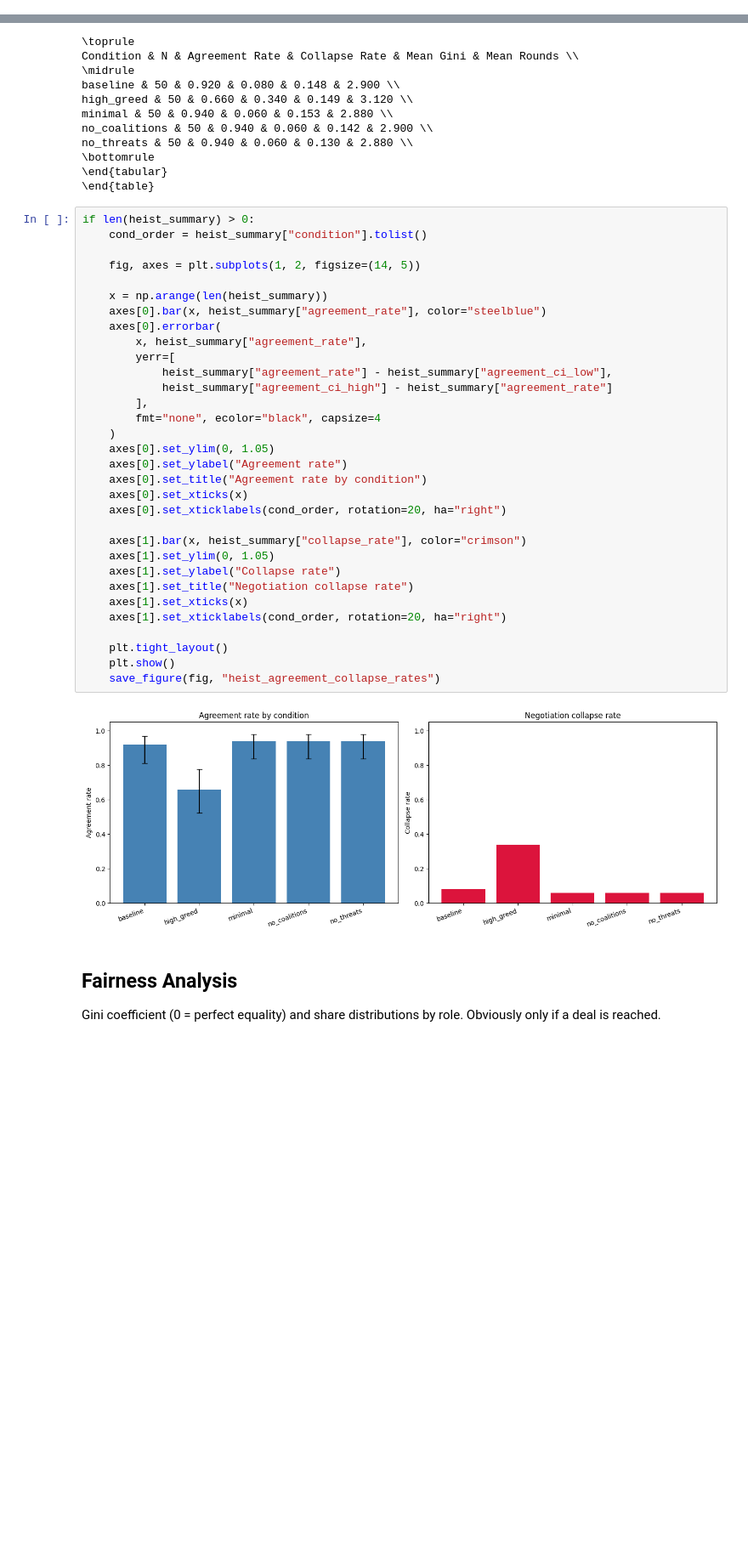
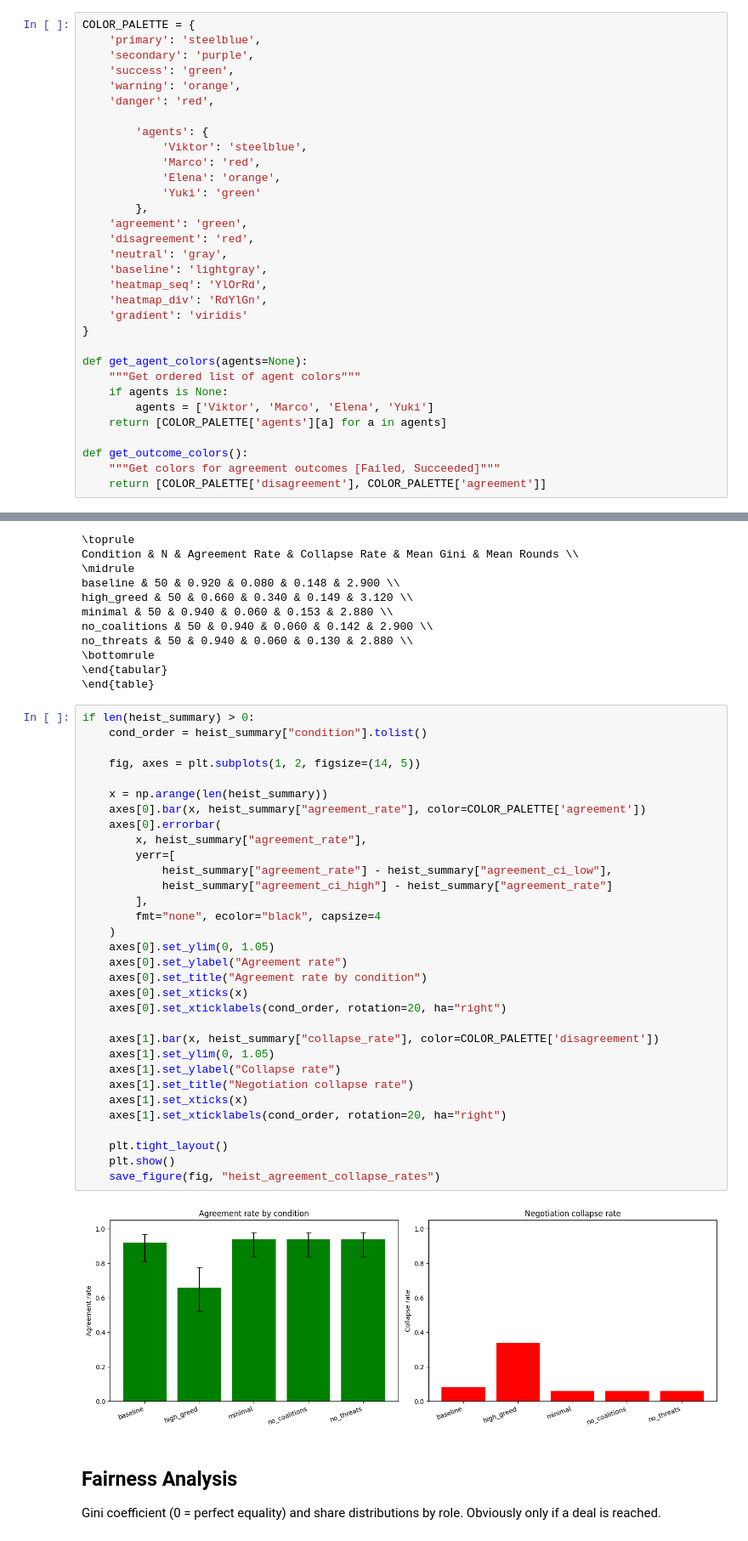
Before and after one commit to yasemitee/negotiation-arena, a Jupyter notebook: notebooks/heist_experiment_analysis.ipynb, the cells around one changed output, grey strips where cells are left out. Shown at 85% size. Cells and saved outputs as stored; diff of their text form; blank space fills up the shorter version.

```diff
--- a/notebooks/heist_experiment_analysis.ipynb
+++ b/notebooks/heist_experiment_analysis.ipynb
@@ -7,3 +20,35 @@ This notebook analyzes multi-agent negotiation experiments in the Heist scenario
+# %%
+COLOR_PALETTE = {
+    'primary': 'steelblue',
+    'secondary': 'purple',
+    'success': 'green',
+    'warning': 'orange',
+    'danger': 'red',
+
+        'agents': {
+            'Viktor': 'steelblue',
+            'Marco': 'red',
+            'Elena': 'orange',
+            'Yuki': 'green'
+        },
+    'agreement': 'green',
+    'disagreement': 'red',
+    'neutral': 'gray',
+    'baseline': 'lightgray',
+    'heatmap_seq': 'YlOrRd',
+    'heatmap_div': 'RdYlGn',
+    'gradient': 'viridis'
+}
+
+def get_agent_colors(agents=None):
+    """Get ordered list of agent colors"""
+    if agents is None:
+        agents = ['Viktor', 'Marco', 'Elena', 'Yuki']
+    return [COLOR_PALETTE['agents'][a] for a in agents]
+
+def get_outcome_colors():
+    """Get colors for agreement outcomes [Failed, Succeeded]"""
+    return [COLOR_PALETTE['disagreement'], COLOR_PALETTE['agreement']]
 # %%
 from __future__ import annotations
 
@@ -285,36 +326,36 @@ no_threats & 50 & 0.940 & 0.060 & 0.130 & 2.880 \\
 if len(heist_summary) > 0:
     cond_order = heist_summary["condition"].tolist()
 
     fig, axes = plt.subplots(1, 2, figsize=(14, 5))
 
     x = np.arange(len(heist_summary))
-    axes[0].bar(x, heist_summary["agreement_rate"], color="steelblue")
+    axes[0].bar(x, heist_summary["agreement_rate"], color=COLOR_PALETTE['agreement'])
     axes[0].errorbar(
         x, heist_summary["agreement_rate"],
         yerr=[
             heist_summary["agreement_rate"] - heist_summary["agreement_ci_low"],
             heist_summary["agreement_ci_high"] - heist_summary["agreement_rate"]
         ],
         fmt="none", ecolor="black", capsize=4
     )
     axes[0].set_ylim(0, 1.05)
     axes[0].set_ylabel("Agreement rate")
     axes[0].set_title("Agreement rate by condition")
     axes[0].set_xticks(x)
     axes[0].set_xticklabels(cond_order, rotation=20, ha="right")
 
-    axes[1].bar(x, heist_summary["collapse_rate"], color="crimson")
+    axes[1].bar(x, heist_summary["collapse_rate"], color=COLOR_PALETTE['disagreement'])
     axes[1].set_ylim(0, 1.05)
     axes[1].set_ylabel("Collapse rate")
     axes[1].set_title("Negotiation collapse rate")
     axes[1].set_xticks(x)
     axes[1].set_xticklabels(cond_order, rotation=20, ha="right")
 
     plt.tight_layout()
     plt.show()
     save_figure(fig, "heist_agreement_collapse_rates")
 # %% [output]
-[figure, old version]
+[figure, new version]
 # %% [markdown]
 ## Fairness Analysis
 
```
Also changed, not shown: parts of 13 cells of this notebook, 8 other files.
